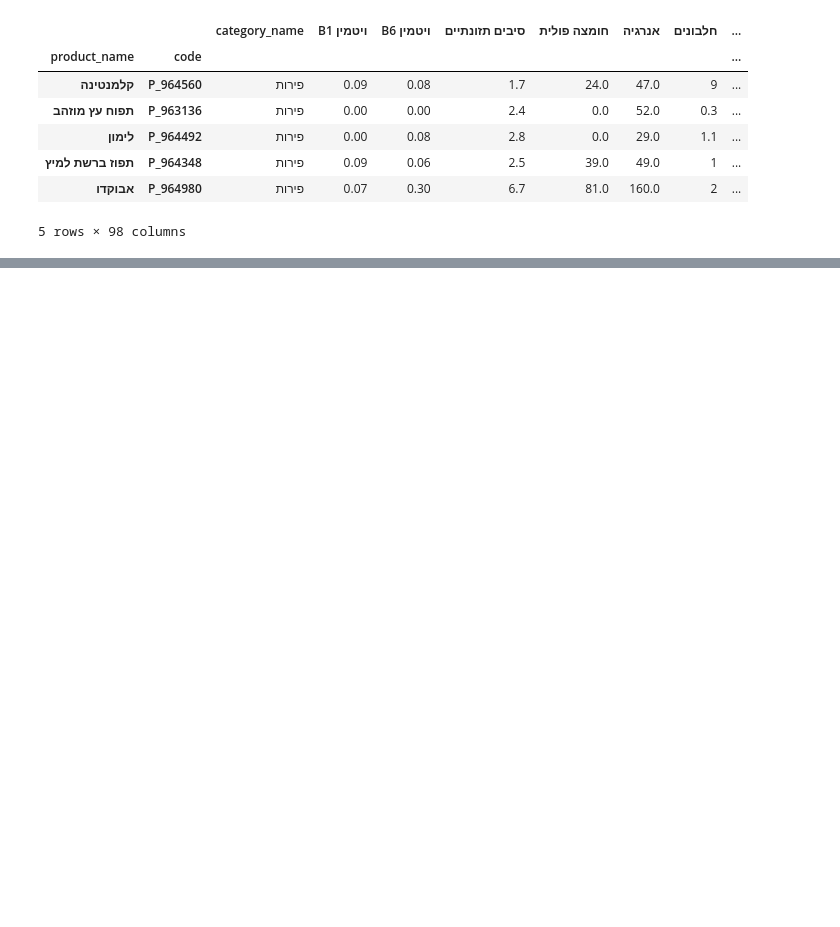
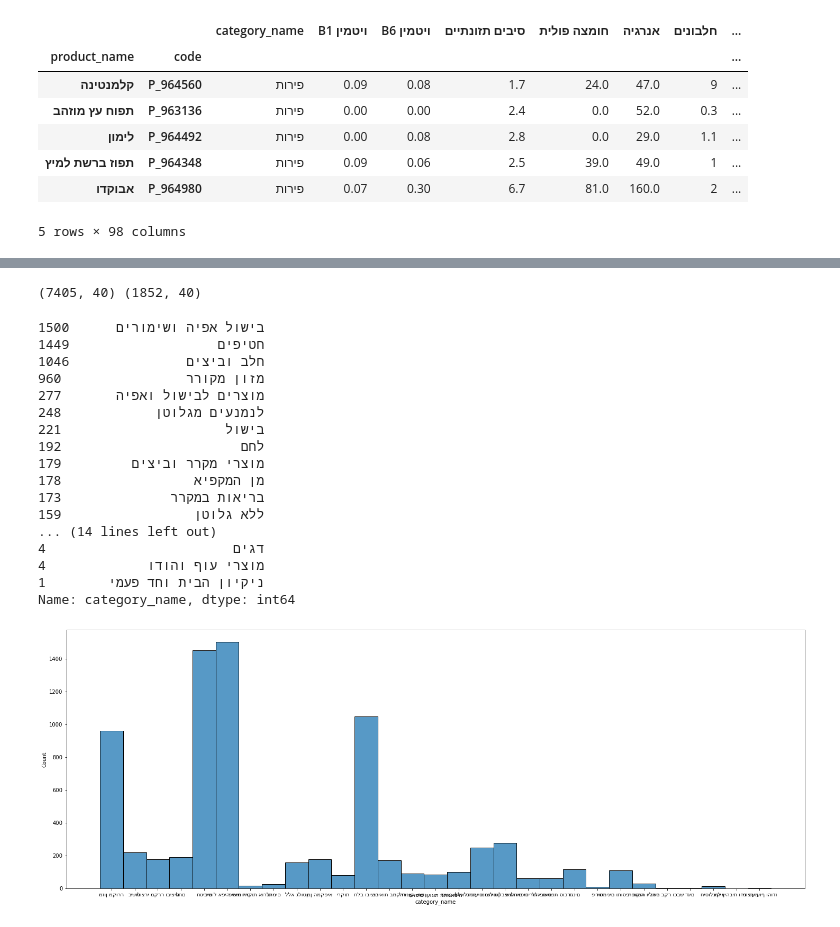
Before and after one commit to ohadwolfman/intro_to_data_science, a Jupyter notebook: classification_project .ipynb, the cells around one changed output, grey strips where cells are left out. Cells and saved outputs as stored; diff of their text form; code cells hidden in the pictures; blank space fills up the shorter version.

```diff
--- a/classification_project .ipynb
+++ b/classification_project .ipynb
@@ -125,3 +83,38 @@ dfprod.head()
+# %%
+x = df.drop('category_name',axis=1)
+y = df['category_name']
+x_train, x_test, y_train, y_test = train_test_split(x,y, test_size=0.2,   random_state=42)
+
+print (x_train.shape, x_test.shape)
+# %% [output]
+(7405, 40) (1852, 40)
+# %%
+train_set = pd.concat([y_train,x_train], axis = 1)
+# %%
+print (train_set['category_name'].value_counts())
+plt.figure(figsize=(25,9))
+sns.histplot(train_set[['category_name']], x = "category_name")
+plt.title("")
+plt.show()
+# %% [output]
+בישול אפיה ושימורים      1500
+חטיפים                   1449
+חלב וביצים               1046
+מזון מקורר                960
+מוצרים לבישול ואפיה       277
+לנמנעים מגלוטן            248
+בישול                     221
+לחם                       192
+מוצרי מקרר וביצים         179
+מן המקפיא                 178
+בריאות במקרר              173
+ללא גלוטן                 159
+... (14 lines left out)
+דגים                        4
+מוצרי עוף והודו             4
+ניקיון הבית וחד פעמי        1
+Name: category_name, dtype: int64
+[figure, added]
 # %%
 scaler = StandardScaler()
 
```
Also changed, not shown: parts of 8 cells of this notebook.
